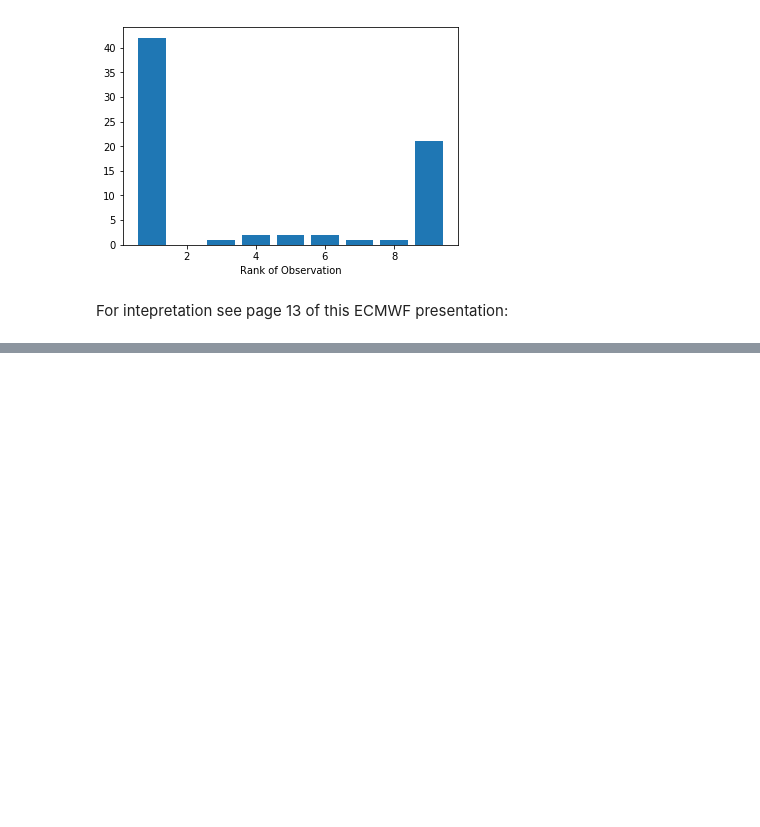
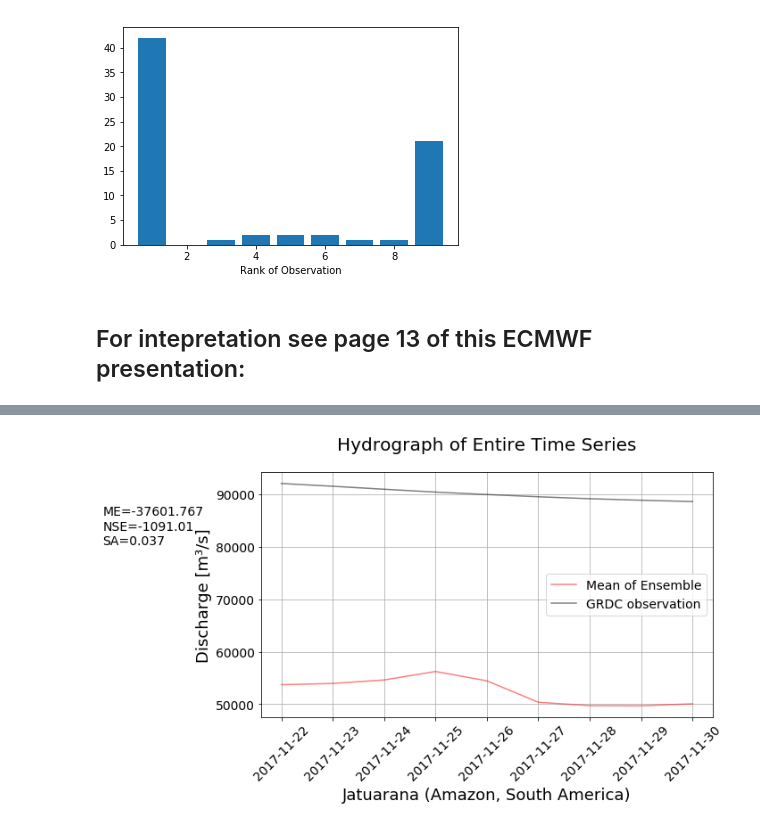
Before and after one commit to eWaterCycle/hydro-analyses, a Jupyter notebook: eosc_pilot/eosc_pilot_ensemble_analysis.ipynb, the cells around one changed output, grey strips where cells are left out. Drawn from its saved outputs; the diff is of its cells as text; code cells hidden in the pictures; blank space fills up the shorter version.

Commit message:
added mean/obs check using https://waderoberts123.github.io/Hydrostats and tweaked graph labels

```diff
--- a/eosc_pilot/eosc_pilot_ensemble_analysis.ipynb
+++ b/eosc_pilot/eosc_pilot_ensemble_analysis.ipynb
@@ -77,10 +77,15 @@ Changing station label from 'STOLB - LENA - RU' to 'Stolb (Lena, Asia)'
 # %%
 #read in the selected netcdf simulations
 netcdf_dir = os.path.join(WorkingPath,'netcdf') # directory holding the <station_id>.day file
-data_var = Station.init_netcdf(netcdf_dir)
+data_var, data_stats = Station.init_netcdf(netcdf_dir)
 
 for station in stations:
     station.netcdf_data()
+
+# find the first and last date of the ensemble simulation
+# this assumes that all ensemble members have the same date range
+first_date = str(stations[0].array.time.values[0])[:10]
+last_date = str(stations[0].array.time.values[-1])[:10]
 # %%
 #Create plot for each subbasin showing the ensemble spread.
 
@@ -174,13 +182,36 @@ plt.show()
 # %% [output]
 [figure]
 # %% [markdown]
-For intepretation see page 13 of this ECMWF presentation:
+## For intepretation see page 13 of this ECMWF presentation:
 # %%
 from IPython.display import IFrame
 IFrame("https://www.ecmwf.int/sites/default/files/elibrary/2017/17626-ensemble-verification-metrics.pdf#page=13",\
        width=600, height=500)
 # %% [output]
 [interactive output not drawn]
+# %%
+# Check using https://waderoberts123.github.io/Hydrostats/index.html
+station_index = 4
+graph_label = stations[station_index].label
+obs_label = 'GRDC observation'
+graph_label = stations[station_index].label
+obs_df = pd.DataFrame(stations[station_index].obs_data.values)
+obs_df = obs_df.set_index(stations[station_index].obs_data.time.values)
+sim_df = pd.DataFrame(stations[station_index].ds_stats[data_stats[0]].values)
+sim_df = sim_df.set_index(stations[station_index].ds_stats.time.values)
+# %%
+merged_df = hydrod.merge_data(sim_df=sim_df, obs_df=obs_df, column_names=('Mean of Ensemble', 'GRDC observation'))
+
+hydrov.plot(merged_data_df=merged_df,
+    title='Hydrograph of Entire Time Series',
+    linestyles=['r-', 'k-'],
+    legend=('Mean of Ensemble', 'GRDC observation'),
+    labels=[graph_label, 'Discharge ['+stations[station_index].metadata["units"]+"]"],
+    metrics=['ME', 'NSE', 'SA'],
+    grid=True)
+plt.show()
+# %% [output]
+[figure, added]
 # %%
 Ignore this part for Now.
 # %% [output]
```
Also changed, not shown: parts of 6 cells of this notebook, 1 other file.
